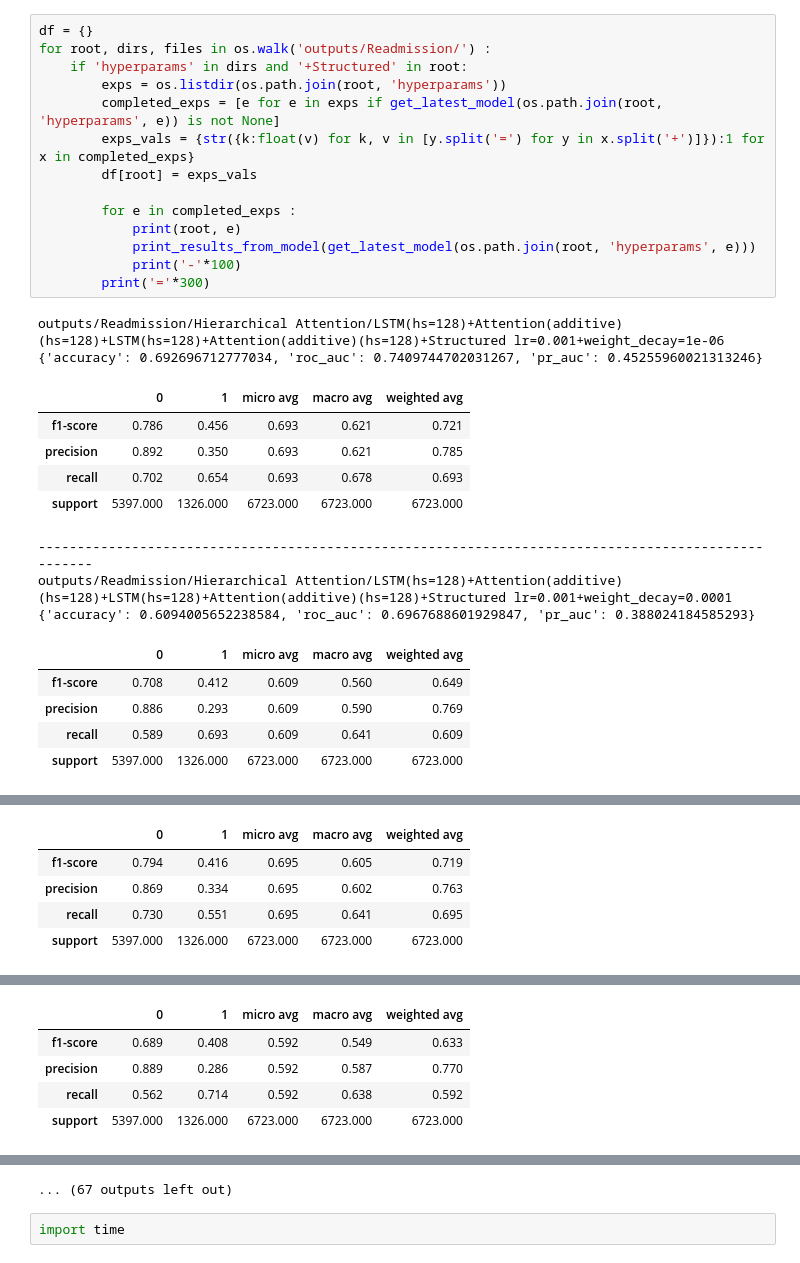
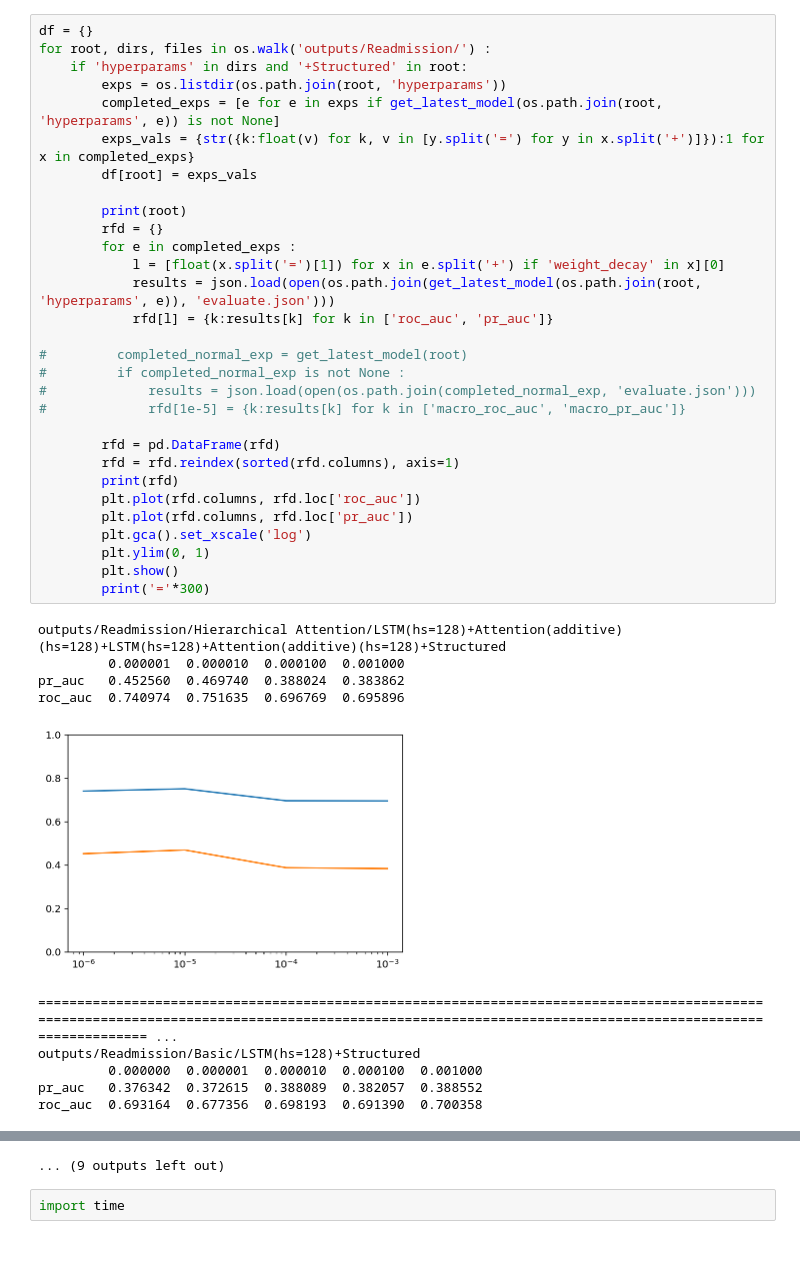
Before and after one commit to successar/PatientVec, a Jupyter notebook: Untitled1.ipynb, the cells around one changed output, grey strips where cells are left out. Saved outputs shown, nothing was run; the diff lists cells and outputs as text.

Commit message:
Attention

```diff
--- a/Untitled1.ipynb
+++ b/Untitled1.ipynb
@@ -5,30 +7,41 @@ import pandas as pd
 # %%
 df = {}
 for root, dirs, files in os.walk('outputs/Readmission/') :
     if 'hyperparams' in dirs and '+Structured' in root:
         exps = os.listdir(os.path.join(root, 'hyperparams'))
         completed_exps = [e for e in exps if get_latest_model(os.path.join(root, 'hyperparams', e)) is not None]
         exps_vals = {str({k:float(v) for k, v in [y.split('=') for y in x.split('+')]}):1 for x in completed_exps}
         df[root] = exps_vals
 
+        print(root)
+        rfd = {}
         for e in completed_exps :
-            print(root, e)
-            print_results_from_model(get_latest_model(os.path.join(root, 'hyperparams', e)))
-            print('-'*100)
+            l = [float(x.split('=')[1]) for x in e.split('+') if 'weight_decay' in x][0]
+            results = json.load(open(os.path.join(get_latest_model(os.path.join(root, 'hyperparams', e)), 'evaluate.json')))
+            rfd[l] = {k:results[k] for k in ['roc_auc', 'pr_auc']}
+
+#         completed_normal_exp = get_latest_model(root)
+#         if completed_normal_exp is not None :
+#             results = json.load(open(os.path.join(completed_normal_exp, 'evaluate.json')))
+#             rfd[1e-5] = {k:results[k] for k in ['macro_roc_auc', 'macro_pr_auc']}
+
+        rfd = pd.DataFrame(rfd)
+        rfd = rfd.reindex(sorted(rfd.columns), axis=1)
+        print(rfd)
+        plt.plot(rfd.columns, rfd.loc['roc_auc'])
+        plt.plot(rfd.columns, rfd.loc['pr_auc'])
+        plt.gca().set_xscale('log')
+        plt.ylim(0, 1)
+        plt.show()
         print('='*300)
 # %% [output]
-outputs/Readmission/Hierarchical Attention/LSTM(hs=128)+Attention(additive)(hs=128)+LSTM(hs=128)+Attention(additive)(hs=128)+Structured lr=0.001+weight_decay=1e-06
-{'accuracy': 0.692696712777034, 'roc_auc': 0.7409744702031267, 'pr_auc': 0.45255960021313246}
+outputs/Readmission/Hierarchical Attention/LSTM(hs=128)+Attention(additive)(hs=128)+LSTM(hs=128)+Attention(additive)(hs=128)+Structured
+         0.000001  0.000010  0.000100  0.001000
+pr_auc   0.452560  0.469740  0.388024  0.383862
+roc_auc  0.740974  0.751635  0.696769  0.695896
-|  | 0 | 1 | micro avg | macro avg | weighted avg |
-| f1-score | 0.786 | 0.456 | 0.693 | 0.621 | 0.721 |
-| precision | 0.892 | 0.350 | 0.693 | 0.621 | 0.785 |
-| recall | 0.702 | 0.654 | 0.693 | 0.678 | 0.693 |
-| support | 5397.000 | 1326.000 | 6723.000 | 6723.000 | 6723.000 |
+[figure, added]
-----------------------------------------------------------------------------------------------------
-outputs/Readmission/Hierarchical Attention/LSTM(hs=128)+Attention(additive)(hs=128)+LSTM(hs=128)+Attention(additive)(hs=128)+Structured lr=0.001+weight_decay=0.0001
-{'accuracy': 0.6094005652238584, 'roc_auc': 0.6967688601929847, 'pr_auc': 0.388024184585293}
+======================================================================================================================================================================================================== ...
+outputs/Readmission/Basic/LSTM(hs=128)+Structured
+         0.000000  0.000001  0.000010  0.000100  0.001000
+pr_auc   0.376342  0.372615  0.388089  0.382057  0.388552
+roc_auc  0.693164  0.677356  0.698193  0.691390  0.700358
-|  | 0 | 1 | micro avg | macro avg | weighted avg |
-| f1-score | 0.708 | 0.412 | 0.609 | 0.560 | 0.649 |
-| precision | 0.886 | 0.293 | 0.609 | 0.590 | 0.769 |
-| recall | 0.589 | 0.693 | 0.609 | 0.641 | 0.609 |
-| support | 5397.000 | 1326.000 | 6723.000 | 6723.000 | 6723.000 |
@@ -38,5 +53,0 @@ outputs/Readmission/Hierarchical Attention/LSTM(hs=128)+Attention(additive)(hs=1
-|  | 0 | 1 | micro avg | macro avg | weighted avg |
-| f1-score | 0.794 | 0.416 | 0.695 | 0.605 | 0.719 |
-| precision | 0.869 | 0.334 | 0.695 | 0.602 | 0.763 |
-| recall | 0.730 | 0.551 | 0.695 | 0.641 | 0.695 |
-| support | 5397.000 | 1326.000 | 6723.000 | 6723.000 | 6723.000 |
@@ -47,5 +59,0 @@ outputs/Readmission/Basic/LSTM(hs=128)+Structured lr=0.001+weight_decay=0.0
-|  | 0 | 1 | micro avg | macro avg | weighted avg |
-| f1-score | 0.689 | 0.408 | 0.592 | 0.549 | 0.633 |
-| precision | 0.889 | 0.286 | 0.592 | 0.587 | 0.770 |
-| recall | 0.562 | 0.714 | 0.592 | 0.638 | 0.592 |
-| support | 5397.000 | 1326.000 | 6723.000 | 6723.000 | 6723.000 |
@@ -68,4 +73,4 @@ outputs/Readmission/Basic/LSTM(hs=128)+Structured lr=0.001+weight_decay=0.0001
-... (67 outputs left out)
+... (9 outputs left out)
 # %%
 import time
 # %%
```
Also changed, not shown: parts of 2 cells of this notebook, 9 other files.
